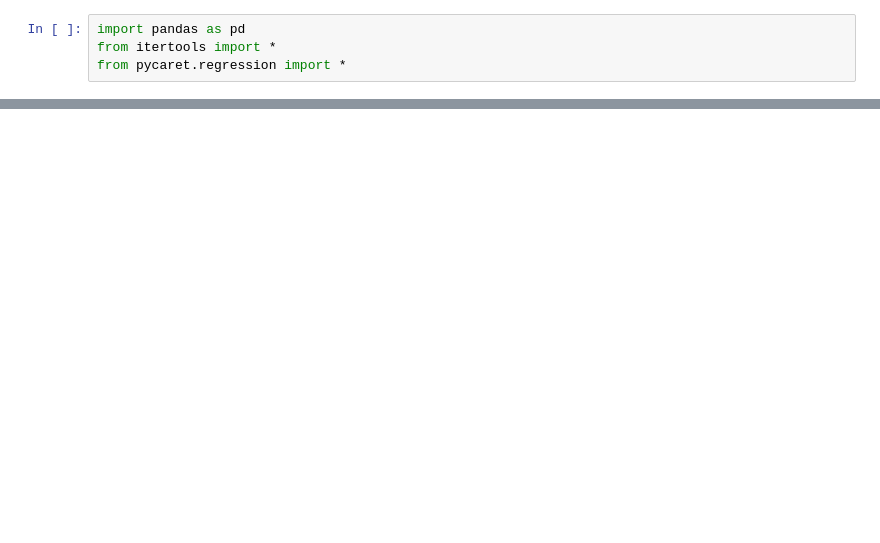
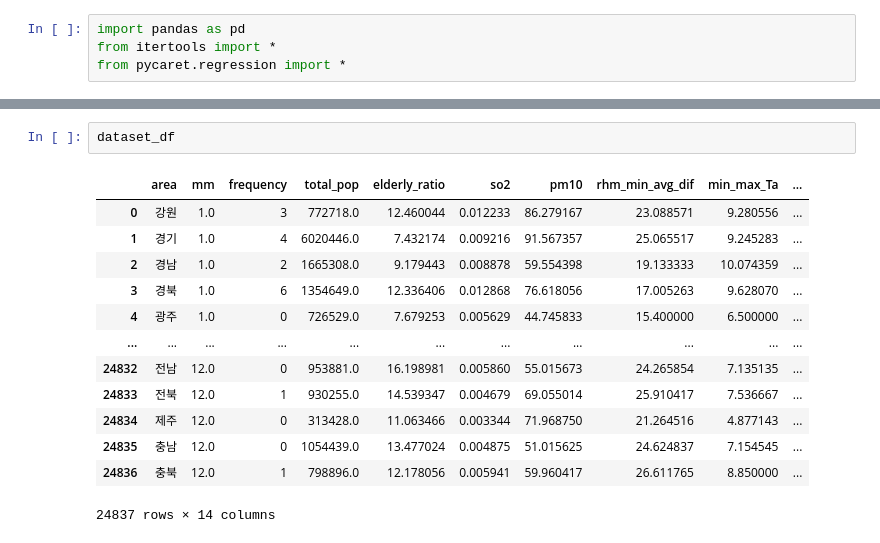
Before and after one commit to leech2193/weather_hospital_sowhat, a Jupyter notebook: variables_compare_pycrat_changhun.ipynb, the cells around one changed output, grey strips where cells are left out. Drawn from its saved outputs; the diff is of its cells as text; blank space fills up the shorter version.

```diff
--- a/variables_compare_pycrat_changhun.ipynb
+++ b/variables_compare_pycrat_changhun.ipynb
@@ -79,0 +170,16 @@ Unseen Data For Predictions: (2484, 11)
+# %%
+dataset_df
+# %% [output]
+|  | area | mm | frequency | total_pop | elderly_ratio | so2 | pm10 | rhm_min_avg_dif | min_max_Ta | ... |
+| 0 | 강원 | 1.0 | 3 | 772718.0 | 12.460044 | 0.012233 | 86.279167 | 23.088571 | 9.280556 | ... |
+| 1 | 경기 | 1.0 | 4 | 6020446.0 | 7.432174 | 0.009216 | 91.567357 | 25.065517 | 9.245283 | ... |
+| 2 | 경남 | 1.0 | 2 | 1665308.0 | 9.179443 | 0.008878 | 59.554398 | 19.133333 | 10.074359 | ... |
+| 3 | 경북 | 1.0 | 6 | 1354649.0 | 12.336406 | 0.012868 | 76.618056 | 17.005263 | 9.628070 | ... |
+| 4 | 광주 | 1.0 | 0 | 726529.0 | 7.679253 | 0.005629 | 44.745833 | 15.400000 | 6.500000 | ... |
+| ... | ... | ... | ... | ... | ... | ... | ... | ... | ... | ... |
+| 24832 | 전남 | 12.0 | 0 | 953881.0 | 16.198981 | 0.005860 | 55.015673 | 24.265854 | 7.135135 | ... |
+| 24833 | 전북 | 12.0 | 1 | 930255.0 | 14.539347 | 0.004679 | 69.055014 | 25.910417 | 7.536667 | ... |
+| 24834 | 제주 | 12.0 | 0 | 313428.0 | 11.063466 | 0.003344 | 71.968750 | 21.264516 | 4.877143 | ... |
+| 24835 | 충남 | 12.0 | 0 | 1054439.0 | 13.477024 | 0.004875 | 51.015625 | 24.624837 | 7.154545 | ... |
+| 24836 | 충북 | 12.0 | 1 | 798896.0 | 12.178056 | 0.005941 | 59.960417 | 26.611765 | 8.850000 | ... |
+24837 rows × 14 columns
```
Also changed, not shown: parts of 1 cell of this notebook.
